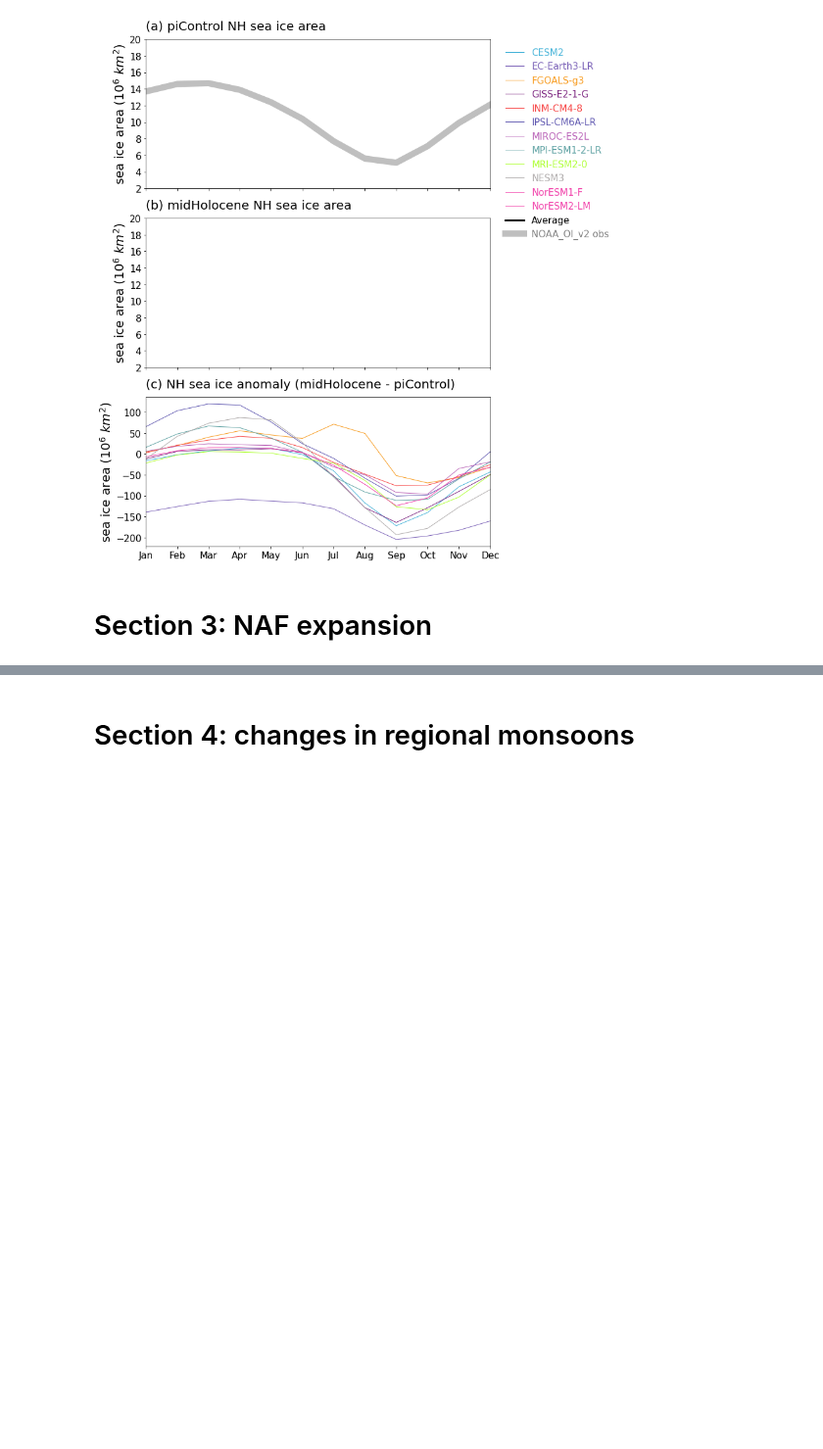
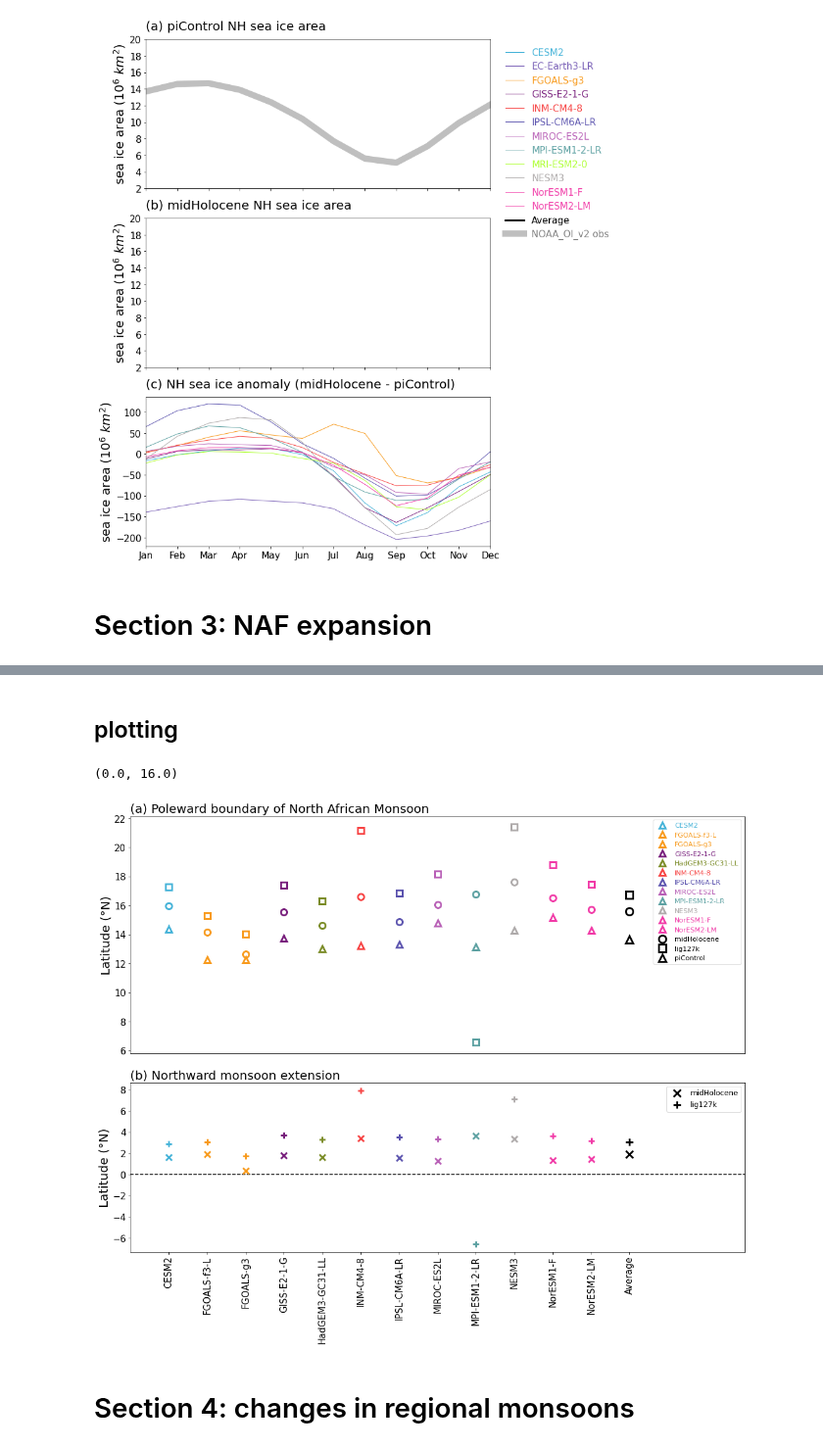
Before and after one commit to pmip4/pmip_p2fvar_analyzer, a Jupyter notebook: notebooks/ensemble_line_scatter_plot_regionalmonsoon_seaice.ipynb, the cells around one changed output, grey strips where cells are left out. Shown at 98% size. Cells and saved outputs as stored; diff of their text form; code cells hidden in the pictures; blank space fills up the shorter version.

```diff
--- a/notebooks/ensemble_line_scatter_plot_regionalmonsoon_seaice.ipynb
+++ b/notebooks/ensemble_line_scatter_plot_regionalmonsoon_seaice.ipynb
@@ -64,7 +87,7 @@ pmip['PMIP4'] = ['ACCESS-ESM1-5',
                  'NorESM1-F',
                  'NorESM2-LM',
                  'UofT-CCSM-4']
-pmip['PMIP3'] = ['BCC-CSM1-1',
+pmip['PMIP3'] = ['bcc-csm1-1',
                  'CCSM4',
                  'CNRM-CM5',
                  'CSIRO-Mk3L-1-2',
@@ -264,6 +297,7 @@ def calculation_ensemble_naf_expansion(pmip_v,experiment_name):
                 DATA[gcm] = ave
     return model_list,DATA
 # %%
+lig_model,lig_naf_rain = calculation_ensemble_naf_expansion('PMIP4','lig127k')
 
 mh_model,mh_naf_rain = calculation_ensemble_naf_expansion('PMIP4','midHolocene')
 pi_model,pi_naf_rain = calculation_ensemble_naf_expansion('PMIP4','piControl')
@@ -284,4 +355,4 @@ def NAFexpansion(data1,modellist1):
 # %%
 mh_naf = NAFexpansion(mh_naf_rain,mh_model)
 pi_naf = NAFexpansion(pi_naf_rain,pi_model)
-print(mh_naf)
+lig_naf = NAFexpansion(lig_naf_rain,lig_model)
@@ -307,50 +431,70 @@ FileNotFoundError: [Errno 2] No such file or directory: 'plotting_data/PMIP4_NAF
+# %%
+# calculate ensemble mean and ensemble mean change
+diff_mh_naf_ave = 0
+diff_lig_naf_ave = 0
+pi_naf_ave = 0
+mh_naf_ave = 0
+lig_naf_ave = 0
+n = 0
+for model in available_model:
+    pi_naf_ave = (pi_naf_ave * n + pi_naf[model]) / (n + 1)
+    mh_naf_ave = (mh_naf_ave * n + mh_naf[model]) / (n + 1)
+    lig_naf_ave = (lig_naf_ave * n + lig_naf[model]) / (n + 1)
+    diff_mh_naf_ave = (diff_mh_naf_ave * n + diff_mh_naf[model]) / (n + 1)
+    diff_lig_naf_ave = (diff_lig_naf_ave * n + diff_lig_naf[model]) / (n + 1)
+    n = n + 1
+# %% [markdown]
+## plotting
 # %%
 plt.figure(figsize=(18,15))
 gs = gridspec.GridSpec(3, 1, height_ratios=[7,5,1])
 
 
-
 plt.subplot(gs[0])
 plt.title('(a) Poleward boundary of North African Monsoon',loc='left',fontsize=20)
-plt.xlim([0,24])
 
-for i,m in enumerate(model):
-    if i < 19:
-        plt.plot(number[i],mh_naf[i],marker='o',color=(c_r[i],c_g[i],c_b[i]),fillstyle='none',mew=3, ms=10,linestyle='None')
-        plt.plot(number[i],lig_naf[i],marker='s',color=(c_r[i],c_g[i],c_b[i]),fillstyle='none',mew=3, ms=10,linestyle='None')
-        plt.plot(number[i],pi_naf[i],marker='^',color=(c_r[i],c_g[i],c_b[i]),fillstyle='none',mew=3, ms=10,linestyle='None',label=m)
-    # define labels
-    if i == 19:
-        plt.plot(number[i],mh_naf[i],marker='o',color=(c_r[i],c_g[i],c_b[i]),fillstyle='none',mew=3, ms=12,linestyle='None',label="midHolocene")
-        plt.plot(number[i],lig_naf[i],marker='s',color=(c_r[i],c_g[i],c_b[i]),fillstyle='none',mew=3, ms=12,linestyle='None',label="lig127k")
-        plt.plot(number[i],pi_naf[i],marker='^',color=(c_r[i],c_g[i],c_b[i]),fillstyle='none',mew=3, ms=12,linestyle='None',label="piControl")
+position = 1
+for m in available_model:
+    plt.plot(position,mh_naf[m],marker='o',color=model_color(m,'py'),fillstyle='none',mew=3, ms=10,linestyle='None')
+    plt.plot(position,lig_naf[m],marker='s',color=model_color(m,'py'),fillstyle='none',mew=3, ms=10,linestyle='None')
+    plt.plot(position,pi_naf[m],marker='^',color=model_color(m,'py'),fillstyle='none',mew=3, ms=10,linestyle='None',label=m)
+    position = position + 1
+# ensemble average
+plt.plot(position,mh_naf_ave,marker='o',color='k',fillstyle='none',mew=3, ms=12,linestyle='None',label="midHolocene")
+plt.plot(position,lig_naf_ave,marker='s',color='k',fillstyle='none',mew=3, ms=12,linestyle='None',label="lig127k")
+plt.plot(position,pi_naf_ave,marker='^',color='k',fillstyle='none',mew=3, ms=12,linestyle='None',label="piControl")
 leg=plt.legend(fontsize=11)
 for line, text in zip(leg.get_lines(), leg.get_texts()):
     text.set_color(line.get_color())
 plt.xticks([])
 plt.yticks(fontsize=15)
 plt.ylabel('Latitude (%sN)'%chr(176),fontsize=20)
-
+plt.xlim([0,position+3])
 
 plt.subplot(gs[1])
 plt.title('(b) Northward monsoon extension',loc='left',fontsize=20)
-plt.xlim([0,24])
 plt.axhline(y=0,color='k',linestyle="--")
 #plt.axhline(xmin=0,xmax=20,y=10,color='k',linestyle="-",linewidth=1.5)
 
-for i,m in enumerate(model):
-    if i < 19:
-        plt.plot(number[i],dlig[i],marker='+',color=(c_r[i],c_g[i],c_b[i]),mew=3, ms=12,linestyle='None')
-        plt.plot(number[i],dmh[i],marker='x',color=(c_r[i],c_g[i],c_b[i]),mew=3, ms=12,linestyle='None')
-    # define labels
-    if i == 19:
-        plt.plot(number[i],dmh[i],marker='x',color=(c_r[i],c_g[i],c_b[i]),mew=4, ms=15,linestyle='None',label='MH - PI')
-        plt.plot(number[i],dlig[i],marker='+',color=(c_r[i],c_g[i],c_b[i]),mew=4, ms=15,linestyle='None',label="LIG - PI")
+position1 = 1
+for m in available_model:
+    plt.plot(position1,diff_mh_naf[m],marker='x',color=model_color(m,'py'),fillstyle='none',mew=3, ms=10,linestyle='None')
+    plt.plot(position1,diff_lig_naf[m],marker='+',color=model_color(m,'py'),fillstyle='none',mew=3, ms=10,linestyle='None')
+    position1 = position1 + 1
+
+plt.plot(position1,diff_mh_naf_ave,marker='x',color='k',fillstyle='none',mew=3, ms=12,linestyle='None',label="midHolocene")
+plt.plot(position1,diff_lig_naf_ave,marker='+',color='k',fillstyle='none',mew=3, ms=12,linestyle='None',label="lig127k")
 
 leg=plt.legend(fontsize=12)
 plt.yticks(fontsize=15)
 plt.ylabel('Latitude (%sN)'%chr(176),fontsize=20)
-plt.xticks(number,model,rotation=90,fontsize=15)
+model_tick = available_model + ['Average']
+number = np.linspace(1,position1,position1)
+plt.xticks(number,model_tick,rotation=90,fontsize=15)
+plt.xlim([0,position1+3])
+# %% [output]
+(0.0, 16.0)
+[figure, added]
 # %% [markdown]
 # Section 4: changes in regional monsoons
 # %%
```
Also changed, not shown: parts of 36 cells of this notebook.
